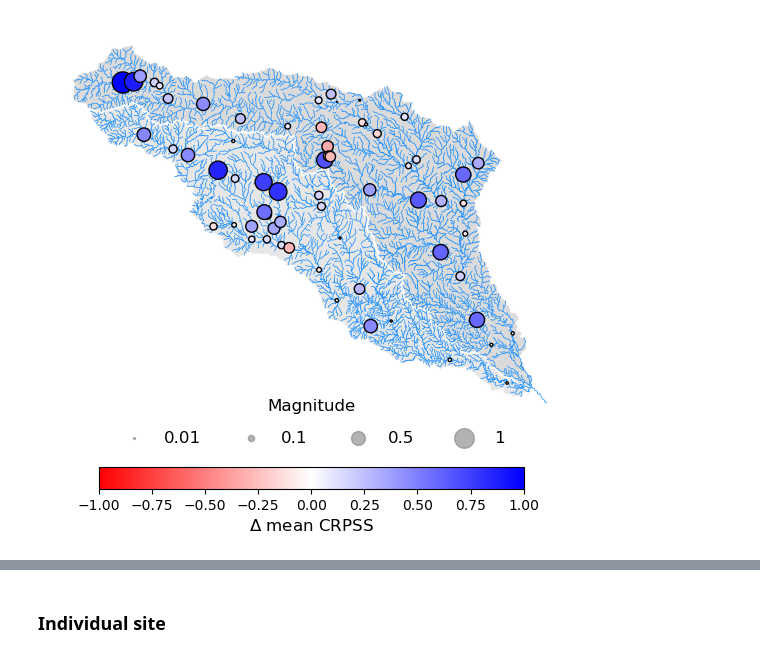
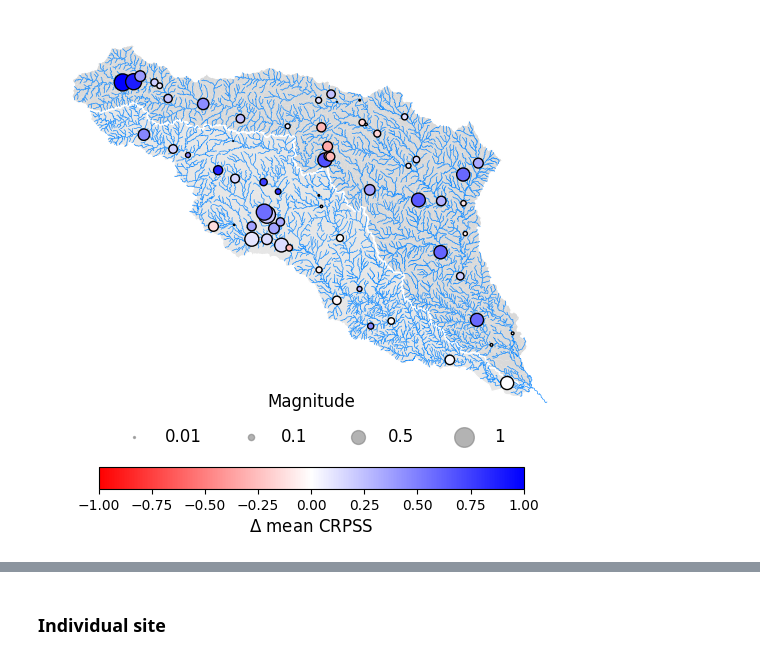
Before and after one commit to future-water/bridge-flood-early-warning-system, a Jupyter notebook: evaluation/performance_evaluation.ipynb, the cells around one changed output, grey strips where cells are left out. Cells and saved outputs as stored; diff of their text form; code cells hidden in the pictures.

```diff
--- a/evaluation/performance_evaluation.ipynb
+++ b/evaluation/performance_evaluation.ipynb
@@ -14,6 +14,9 @@ multi_models = [f'short_range_{i}' for i in range(1, number+1)]
 # %%
 with open('bridge_gua.pkl', 'rb') as file:
     bridge_gua = pickle.load(file)
+
+with open('bridge_info.pkl', 'rb') as file:
+    bridge_info = pickle.load(file)
 
 with open('raw_data.pkl', 'rb') as file:
     raw = pickle.load(file)
@@ -112,11 +113,20 @@ factor = 0.9
+# %%
+factor = 1
 # %%
 gage_list = list(rename_dict.values())
 # %%
 results = []
 
 for site in gage_list:
-    print(site)
-    ensemble_weights_history, overtop_flow, timelagged_das, timelagged_raws, timelagged_opens, crps_das, crps_raws, crps_opens, timelagged_da_probs, timelagged_raw_probs, timelagged_open_probs, brier_raws, brier_das, brier_opens = sensitivity(site, factor, raw, all_outputs_open, all_outputs_da, usgs, date_range, multi_models)
+    # print(site)
+    (ensemble_weights_history, overtop_flow,
+     timelagged_das, timelagged_raws, timelagged_opens,
+     crps_das, crps_raws, crps_opens,
+     timelagged_da_probs, timelagged_raw_probs, timelagged_open_probs,
+     brier_raws, brier_das, brier_opens,
+     nse_raws, nse_das, nse_opens,
+     kge_raws, kge_das, kge_opens) = sensitivity(site, factor, raw, all_outputs_open, all_outputs_da, usgs, date_range, multi_models, bridge_info, use_bridge_data=True)
+
     results.append({
         'site': site,
         'ensemble_weights_history': ensemble_weights_history,
@@ -135,7 +145,15 @@ for site in gage_list:
 
         'brier_raws': brier_raws,
         'brier_das': brier_das,
-        'brier_opens': brier_opens
+        'brier_opens': brier_opens,
+
+        'nse_raws': nse_raws,
+        'nse_das': nse_das,
+        'nse_opens': nse_opens,
+
+        'kge_raws': kge_raws,
+        'kge_das': kge_das,
+        'kge_opens': kge_opens
     })
 # %%
 diff_da, diff_da_mean = calculate_diff(results, gage_list, 'crps_das', 'crps_opens')
@@ -185,7 +209,6 @@ fig.patch.set_visible(False)
 
 streams.to_crs(streams_san.crs).plot(ax=ax, color='dodgerblue',linewidth=0.5, zorder=3)
 catchments.to_crs(streams_san.crs).plot(ax=ax, color='silver',alpha = 0.6, zorder=1)
-# catchments.to_crs(streams.crs).boundary.plot(ax=ax, color='lightgrey', linewidth=0.5, zorder=2)
 streams_san.to_crs(streams_san.crs).plot(ax=ax, color='dodgerblue',linewidth=0.5, zorder=3)
 catchments_san.to_crs(streams_san.crs).plot(ax=ax, color='silver',alpha = 0.4, zorder=1)
 
@@ -196,44 +219,41 @@ merged_gage_shp_gua.to_crs(streams_san.crs).plot(
     ax=ax,
     column='error',
     cmap='bwr_r', #'PiYG',
-    markersize=merged_gage_shp_gua['error'].abs() * 200,
+    markersize=merged_gage_shp_gua['error'].abs().clip(upper=1) * 150,
     edgecolor='k',
     legend=False,
-    # legend_kwds={'label': "mean CRPS skill score"},
     norm=norm,
     zorder=4
 )
 
 merged_gage_shp_san.to_crs(streams_san.crs).plot(
     ax=ax,
     column='error',
     cmap='bwr_r', #'PiYG',
-    markersize=merged_gage_shp_san['error'].abs() * 200,
+    markersize=merged_gage_shp_gua['error'].abs().clip(upper=1) * 150,
     edgecolor='k',
     legend=False,
-    # legend_kwds={'label': "mean CRPS skill score"},
     norm=norm,
     zorder=4
 )
 
 ax.axis('off')
 
 size_labels = [0.01, 0.1, 0.5, 1]
 size_values = [label * 200 for label in size_labels]
 
 for size, label in zip(size_values, size_labels):
     ax.scatter([], [], c='gray', alpha=0.6, s=size, label=str(label))
 ax.legend(scatterpoints=1, frameon=False, labelspacing=1, title='Magnitude', loc='lower center', bbox_to_anchor=(0.5, -0.1), ncol=len(size_labels), fontsize=12, title_fontsize=12)
 
 sm = plt.cm.ScalarMappable(cmap='bwr_r', norm=norm)
 sm.set_array([])
 cbar = fig.colorbar(sm, ax=ax, orientation='horizontal', fraction=0.046, pad=0.1)
 cbar.set_label(r'$\Delta$ mean CRPSS', fontsize=12)
-# cbar.set_label(r'mean CRPS skill score')
 
 plt.show()
 # %% [output]
-[figure, old version]
+[figure, new version]
 # %%
 plt.figure(figsize=(10, 8))
 skill_types = median_values.columns
```
Also changed, not shown: parts of 9 cells of this notebook, 2 other files.
